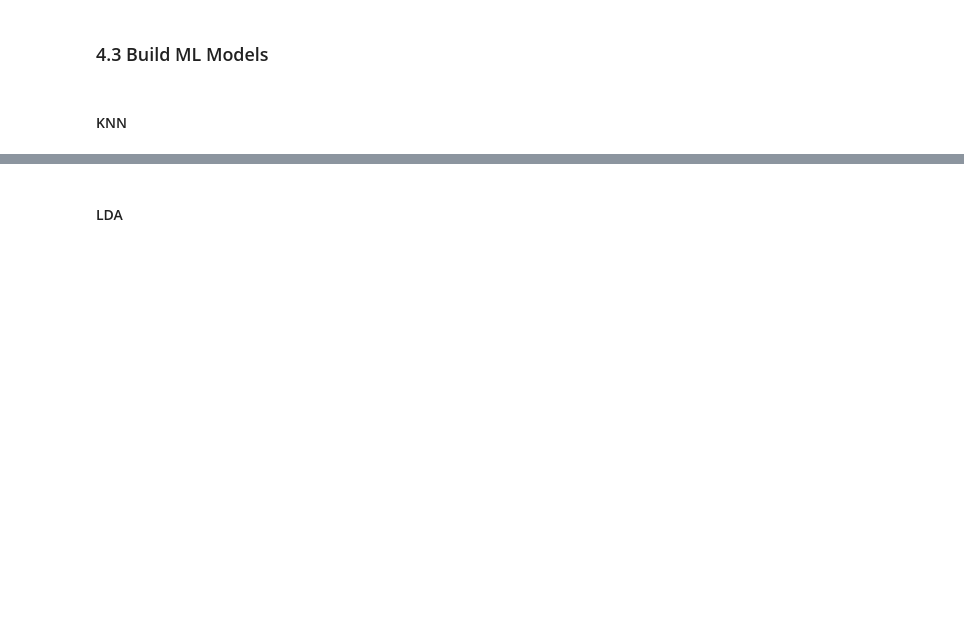
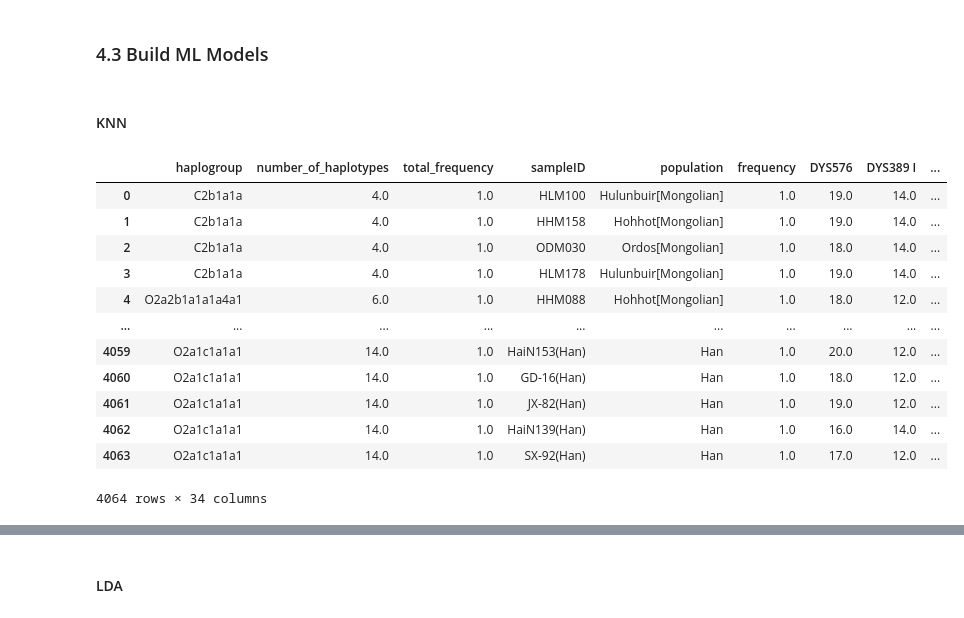
Before and after one commit to kibindy/LT8_final_project, a Jupyter notebook: LT8_Final_Project_Notebook.ipynb, the cells around one changed output, grey strips where cells are left out. Cells and saved outputs as stored; diff of their text form; code cells hidden in the pictures; blank space fills up the shorter version.

```diff
--- a/LT8_Final_Project_Notebook.ipynb
+++ b/LT8_Final_Project_Notebook.ipynb
@@ -521,3 +518,19 @@ def train_knn(X, y):
     score = np.mean(score_test, axis=0)
     run_time = (time.time() - start_time)
     return ['kNN', np.amax(score), 'N_Neighbor = {0}'.format(np.argmax(score)+1), 'NA',run_time]
+# %%
+df
+# %% [output]
+|  | haplogroup | number_of_haplotypes | total_frequency | sampleID | population | frequency | DYS576 | DYS389 I | ... |
+| 0 | C2b1a1a | 4.0 | 1.0 | HLM100 | Hulunbuir[Mongolian] | 1.0 | 19.0 | 14.0 | ... |
+| 1 | C2b1a1a | 4.0 | 1.0 | HHM158 | Hohhot[Mongolian] | 1.0 | 19.0 | 14.0 | ... |
+| 2 | C2b1a1a | 4.0 | 1.0 | ODM030 | Ordos[Mongolian] | 1.0 | 18.0 | 14.0 | ... |
+| 3 | C2b1a1a | 4.0 | 1.0 | HLM178 | Hulunbuir[Mongolian] | 1.0 | 19.0 | 14.0 | ... |
+| 4 | O2a2b1a1a1a4a1 | 6.0 | 1.0 | HHM088 | Hohhot[Mongolian] | 1.0 | 18.0 | 12.0 | ... |
+| ... | ... | ... | ... | ... | ... | ... | ... | ... | ... |
+| 4059 | O2a1c1a1a1 | 14.0 | 1.0 | HaiN153(Han) | Han | 1.0 | 20.0 | 12.0 | ... |
+| 4060 | O2a1c1a1a1 | 14.0 | 1.0 | GD-16(Han) | Han | 1.0 | 18.0 | 12.0 | ... |
+| 4061 | O2a1c1a1a1 | 14.0 | 1.0 | JX-82(Han) | Han | 1.0 | 19.0 | 12.0 | ... |
+| 4062 | O2a1c1a1a1 | 14.0 | 1.0 | HaiN139(Han) | Han | 1.0 | 16.0 | 14.0 | ... |
+| 4063 | O2a1c1a1a1 | 14.0 | 1.0 | SX-92(Han) | Han | 1.0 | 17.0 | 12.0 | ... |
+4064 rows × 34 columns
```
Also changed, not shown: parts of 10 cells of this notebook.
